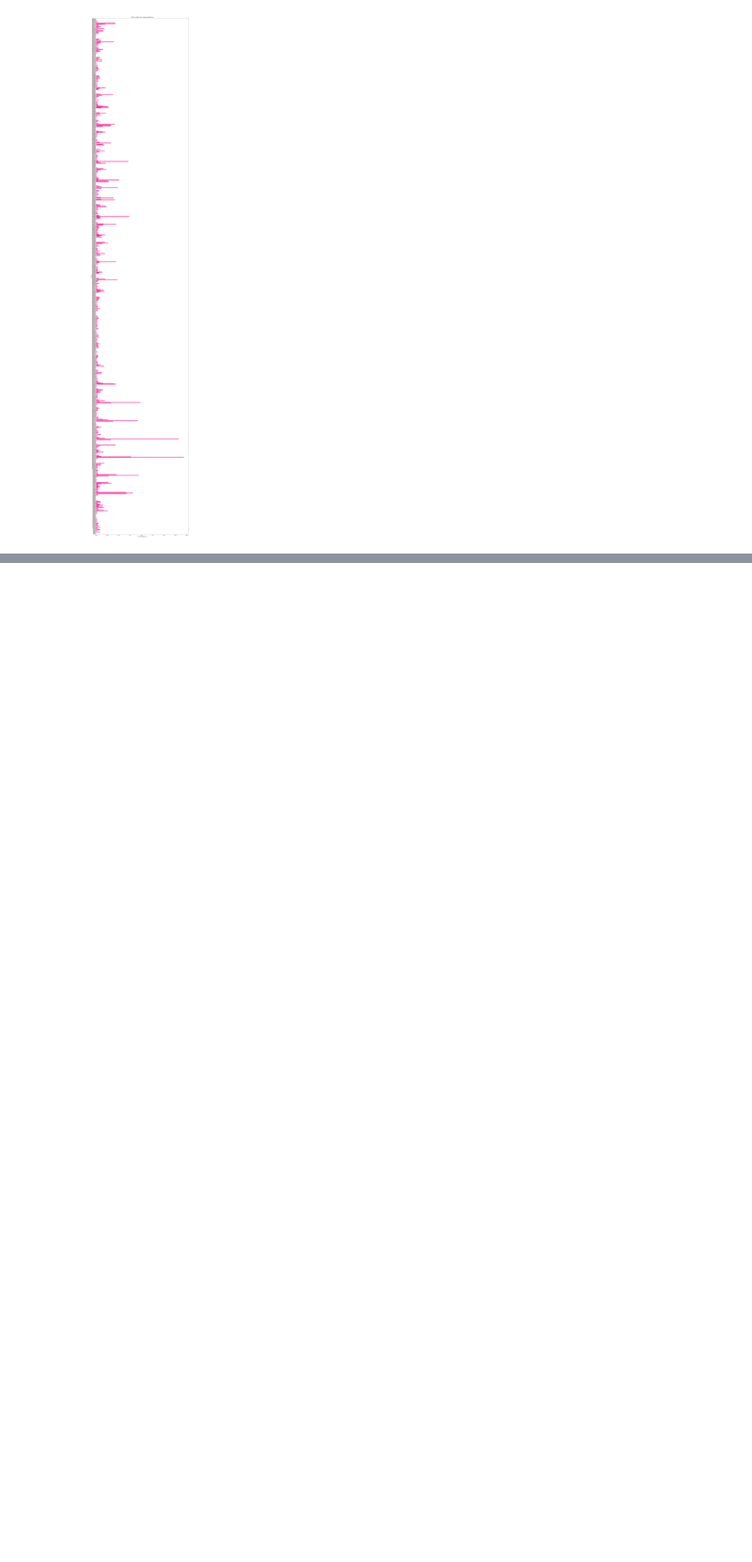
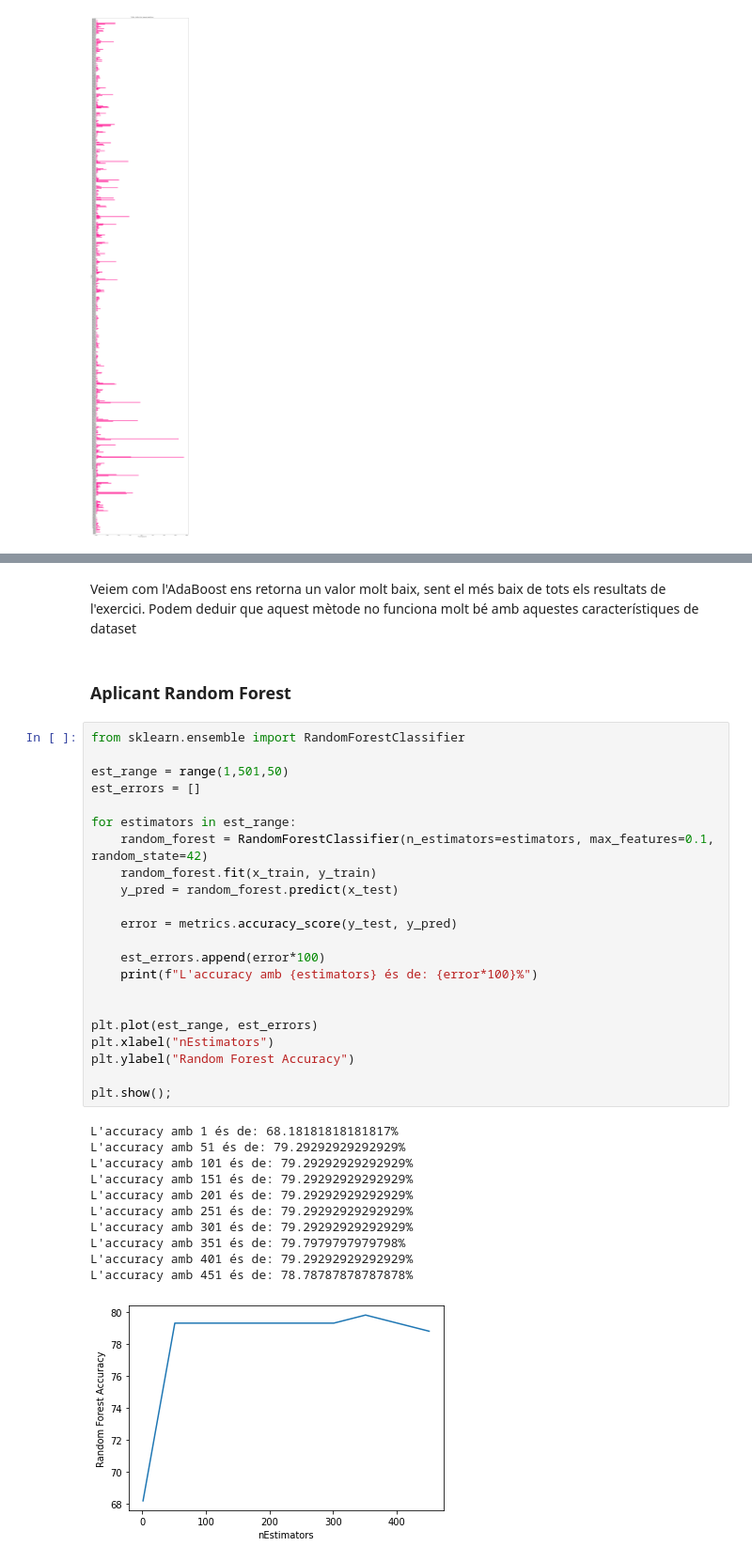
Before and after one commit to juankasv99/Computacion3r2, a Jupyter notebook: 1r Semestre/CRI/Problemes/5- RandomForest/RandomForest.ipynb, the cells around one changed output, grey strips where cells are left out. Shown at 94% size. Saved outputs shown, nothing was run; the diff lists cells and outputs as text; blank space fills up the shorter version.

```diff
--- a/1r Semestre/CRI/Problemes/5- RandomForest/RandomForest.ipynb
+++ b/1r Semestre/CRI/Problemes/5- RandomForest/RandomForest.ipynb
@@ -224,0 +360,38 @@ plt.show()
+# %% [markdown]
+Veiem com l'AdaBoost ens retorna un valor molt baix, sent el més baix de tots els resultats de l'exercici. Podem deduir que aquest mètode no funciona molt bé amb aquestes característiques de dataset
+# %% [markdown]
+### Aplicant Random Forest
+# %%
+from sklearn.ensemble import RandomForestClassifier
+
+est_range = range(1,501,50)
+est_errors = []
+
+for estimators in est_range:
+    random_forest = RandomForestClassifier(n_estimators=estimators, max_features=0.1, random_state=42)
+    random_forest.fit(x_train, y_train)
+    y_pred = random_forest.predict(x_test)
+
+    error = metrics.accuracy_score(y_test, y_pred)
+
+    est_errors.append(error*100)
+    print(f"L'accuracy amb {estimators} és de: {error*100}%")
+
+
+plt.plot(est_range, est_errors)
+plt.xlabel("nEstimators")
+plt.ylabel("Random Forest Accuracy")
+
+plt.show();
+# %% [output]
+L'accuracy amb 1 és de: 68.18181818181817%
+L'accuracy amb 51 és de: 79.29292929292929%
+L'accuracy amb 101 és de: 79.29292929292929%
+L'accuracy amb 151 és de: 79.29292929292929%
+L'accuracy amb 201 és de: 79.29292929292929%
+L'accuracy amb 251 és de: 79.29292929292929%
+L'accuracy amb 301 és de: 79.29292929292929%
+L'accuracy amb 351 és de: 79.7979797979798%
+L'accuracy amb 401 és de: 79.29292929292929%
+L'accuracy amb 451 és de: 78.78787878787878%
+[figure, added]
```
Also changed, not shown: parts of 19 cells of this notebook.
